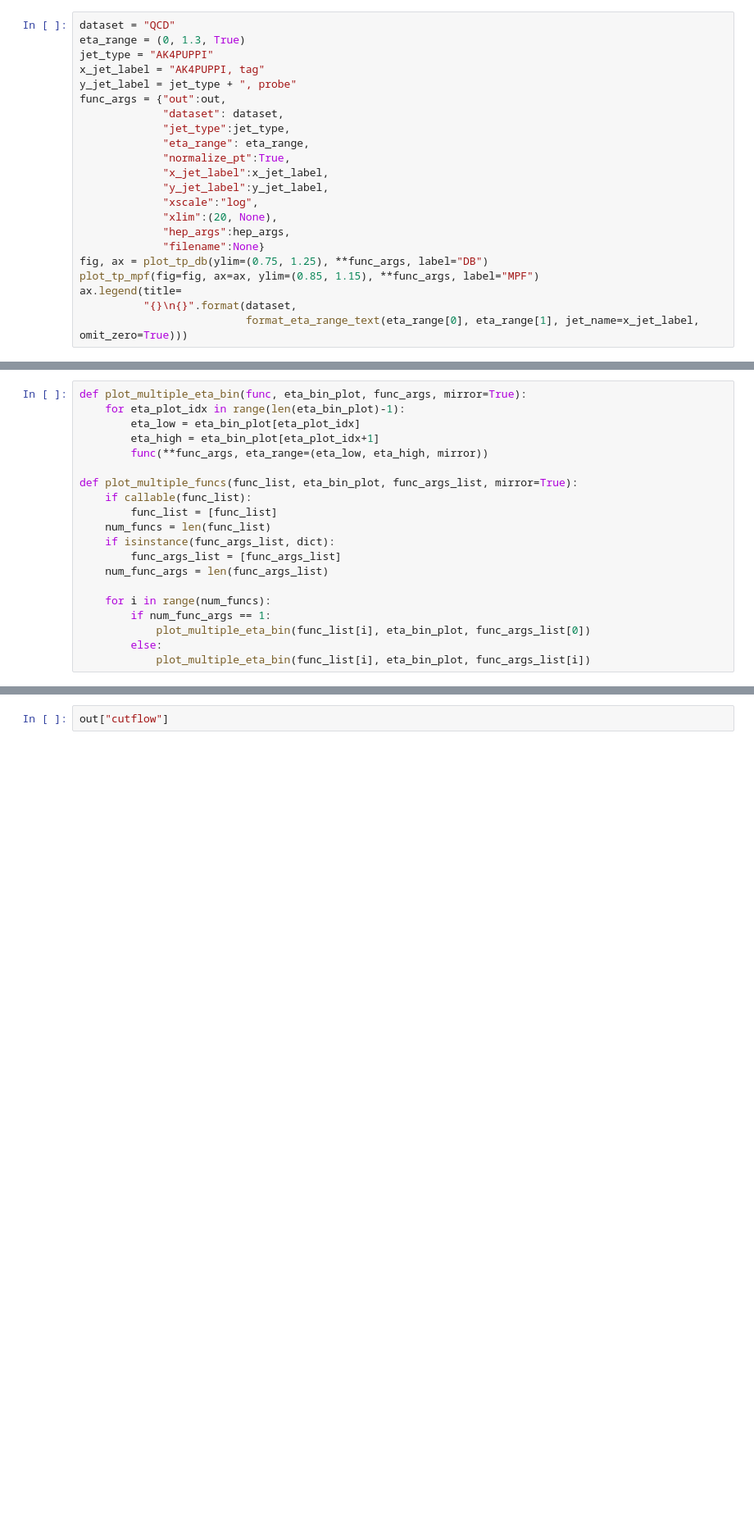
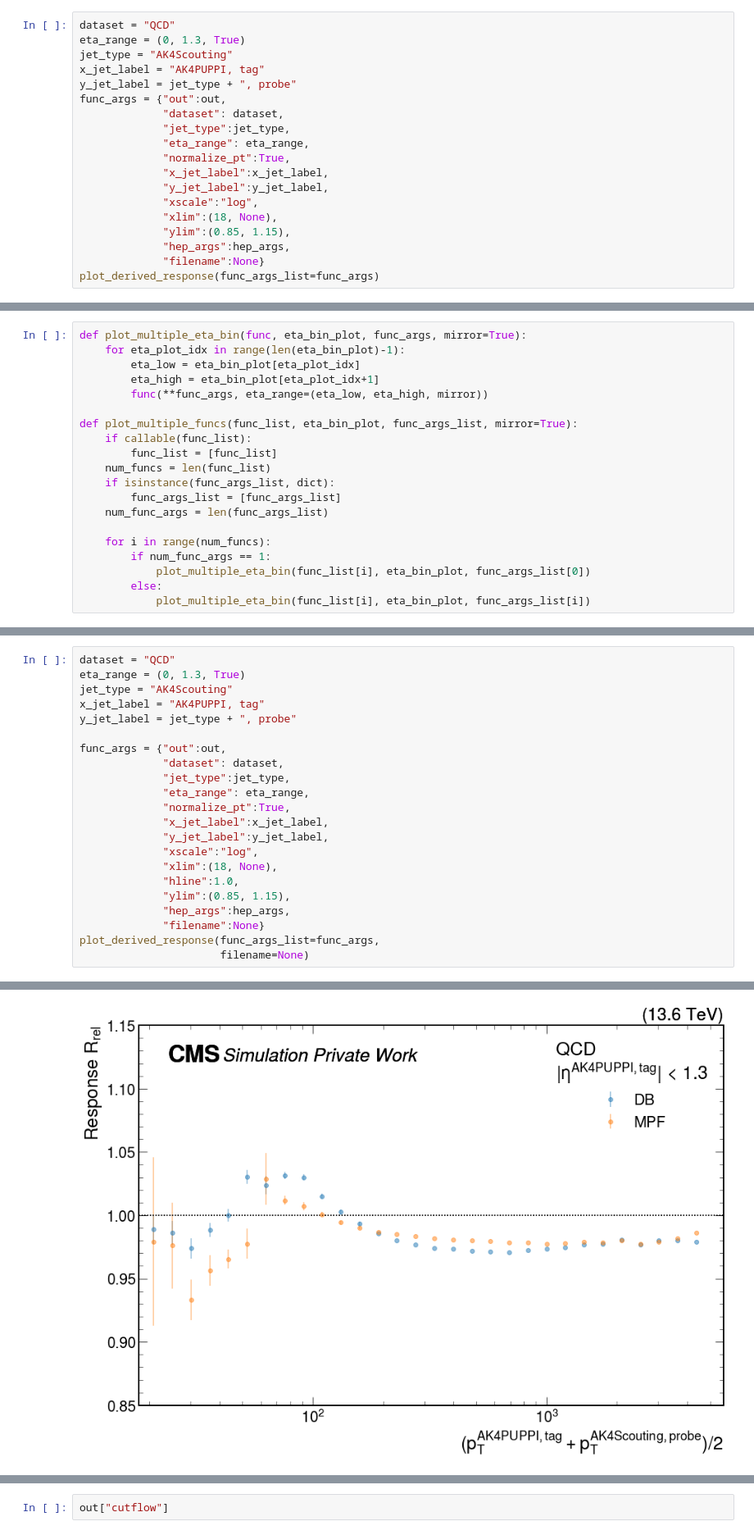
Before and after one commit to patinkaew/online-offline-jec, a Jupyter notebook: notebook/Analysis.ipynb, the cells around one changed output, grey strips where cells are left out. Shown at 82% size. Drawn from its saved outputs; the diff is of its cells as text; blank space fills up the shorter version.

```diff
--- a/notebook/Analysis.ipynb
+++ b/notebook/Analysis.ipynb
@@ -740,7 +778,7 @@ def get_default_filename(dataset, hist_name, jet_type, eta_range,
 # %%
 dataset = "QCD"
 eta_range = (0, 1.3, True)
-jet_type = "AK4PUPPI"
+jet_type = "AK4Scouting"
 x_jet_label = "AK4PUPPI, tag"
 y_jet_label = jet_type + ", probe"
 func_args = {"out":out,
@@ -751,12 +789,9 @@ func_args = {"out":out,
              "x_jet_label":x_jet_label,
              "y_jet_label":y_jet_label,
              "xscale":"log",
-             "xlim":(20, None),
+             "xlim":(18, None),
+             "ylim":(0.85, 1.15),
              "hep_args":hep_args,
              "filename":None}
-fig, ax = plot_tp_db(ylim=(0.75, 1.25), **func_args, label="DB")
-plot_tp_mpf(fig=fig, ax=ax, ylim=(0.85, 1.15), **func_args, label="MPF")
-ax.legend(title=
-          "{}\n{}".format(dataset,
-                          format_eta_range_text(eta_range[0], eta_range[1], jet_name=x_jet_label, omit_zero=True)))
+plot_derived_response(func_args_list=func_args)
 # %% [output]
@@ -840,0 +941,23 @@ No handles with labels found to put in legend.
+# %%
+dataset = "QCD"
+eta_range = (0, 1.3, True)
+jet_type = "AK4Scouting"
+x_jet_label = "AK4PUPPI, tag"
+y_jet_label = jet_type + ", probe"
+
+func_args = {"out":out,
+             "dataset": dataset,
+             "jet_type":jet_type,
+             "eta_range": eta_range,
+             "normalize_pt":True,
+             "x_jet_label":x_jet_label,
+             "y_jet_label":y_jet_label,
+             "xscale":"log",
+             "xlim":(18, None),
+             "hline":1.0,
+             "ylim":(0.85, 1.15),
+             "hep_args":hep_args,
+             "filename":None}
+plot_derived_response(func_args_list=func_args,
+                      filename=None)
+# %% [output]
@@ -840,0 +966 @@ No handles with labels found to put in legend.
+[figure, added]
```
Also changed, not shown: parts of 14 cells of this notebook.
